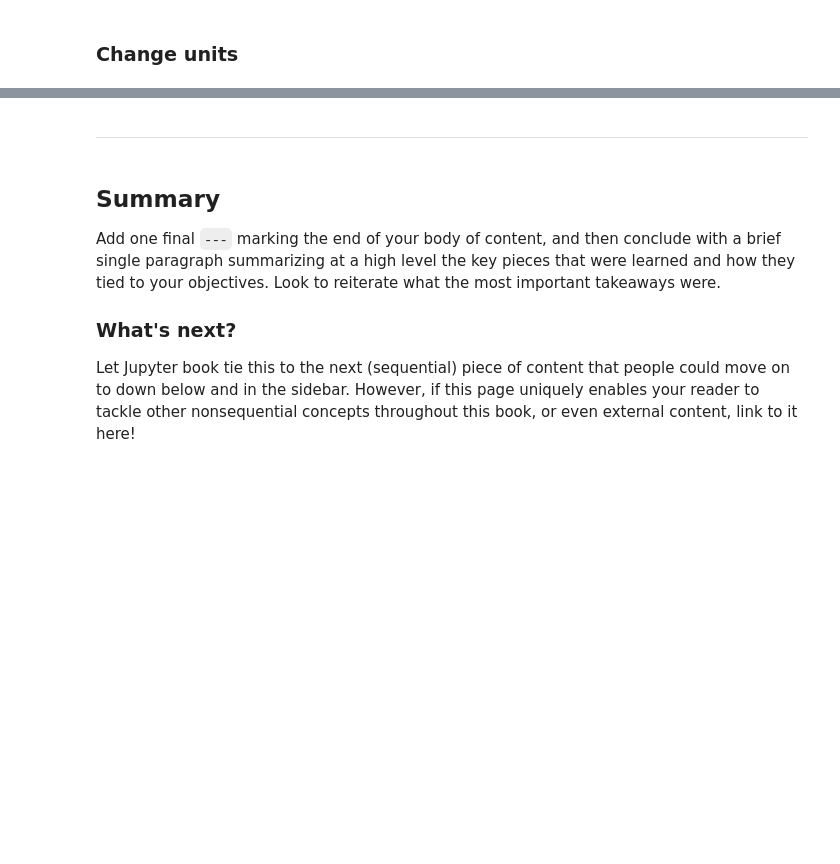
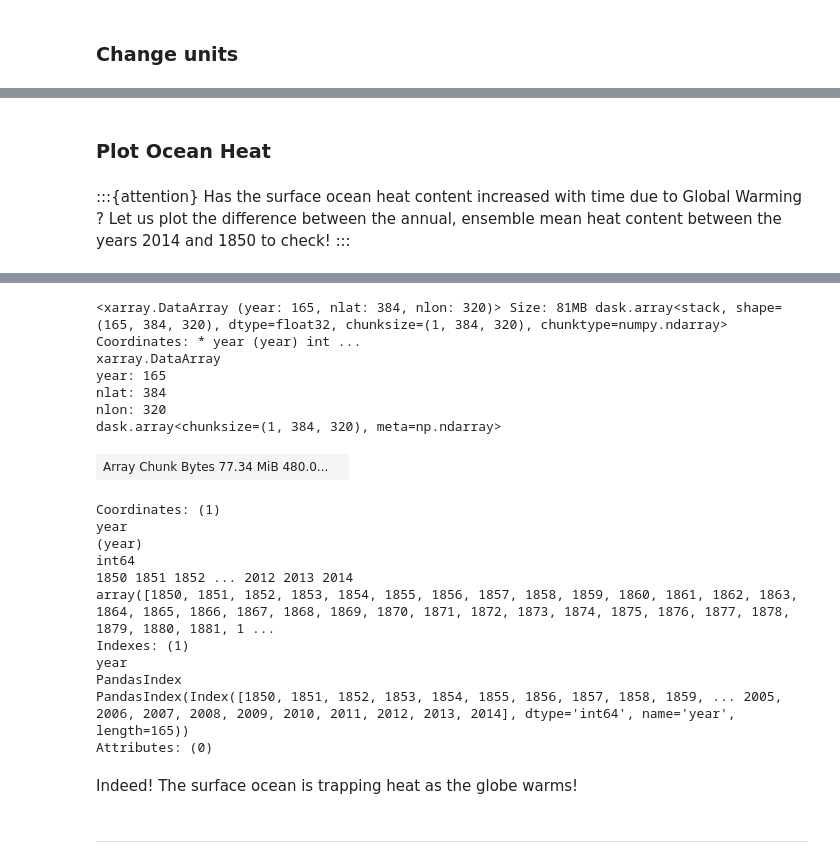
Before and after one commit to jukent/osdf-cookbook, a Jupyter notebook: notebooks/02_cesm2_oceanheat.ipynb, the cells around one changed output, grey strips where cells are left out. Drawn from its saved outputs; the diff is of its cells as text; code cells hidden in the pictures; blank space fills up the shorter version.

```diff
--- a/notebooks/02_cesm2_oceanheat.ipynb
+++ b/notebooks/02_cesm2_oceanheat.ipynb
@@ -218,0 +346,13 @@ We also suggest checking out Jupyter Book's [brief demonstration](https://jupyte
+# %% [markdown]
+### Plot Ocean Heat
+# %% [markdown]
+:::{attention}
+ Has the surface ocean heat content increased with time due to Global Warming ?
+ Let us plot the difference between the annual, ensemble mean heat content between the years 2014 and 1850 to check!
+:::
+# %%
+%%time
+# Compute annual and ensemble mean
+hist_oceanheat_ann_mean = hist_ocean_heat.mean('member_id').groupby('time.year').mean()
+hist_oceanheat_ann_mean
+# %% [output]
@@ -218,0 +361,18 @@ We also suggest checking out Jupyter Book's [brief demonstration](https://jupyte
+<xarray.DataArray (year: 165, nlat: 384, nlon: 320)> Size: 81MB dask.array<stack, shape=(165, 384, 320), dtype=float32, chunksize=(1, 384, 320), chunktype=numpy.ndarray> Coordinates: * year (year) int ...
+xarray.DataArray
+year: 165
+nlat: 384
+nlon: 320
+dask.array<chunksize=(1, 384, 320), meta=np.ndarray>
+| Array Chunk Bytes 77.34 MiB 480.0... |  |
+Coordinates: (1)
+year
+(year)
+int64
+1850 1851 1852 ... 2012 2013 2014
+array([1850, 1851, 1852, 1853, 1854, 1855, 1856, 1857, 1858, 1859, 1860, 1861, 1862, 1863, 1864, 1865, 1866, 1867, 1868, 1869, 1870, 1871, 1872, 1873, 1874, 1875, 1876, 1877, 1878, 1879, 1880, 1881, 1 ...
+Indexes: (1)
+year
+PandasIndex
+PandasIndex(Index([1850, 1851, 1852, 1853, 1854, 1855, 1856, 1857, 1858, 1859, ... 2005, 2006, 2007, 2008, 2009, 2010, 2011, 2012, 2013, 2014], dtype='int64', name='year', length=165))
+Attributes: (0)
@@ -219,8 +385,4 @@ We also suggest checking out Jupyter Book's [brief demonstration](https://jupyte
+# %% [markdown]
+Indeed! The surface ocean is trapping heat as the globe warms!
 # %% [markdown]
 ---
-# %% [markdown]
-## Summary
-Add one final `---` marking the end of your body of content, and then conclude with a brief single paragraph summarizing at a high level the key pieces that were learned and how they tied to your objectives. Look to reiterate what the most important takeaways were.
-
-### What's next?
-Let Jupyter book tie this to the next (sequential) piece of content that people could move on to down below and in the sidebar. However, if this page uniquely enables your reader to tackle other nonsequential concepts throughout this book, or even external content, link to it here!
```
Also changed, not shown: parts of 29 cells of this notebook.
